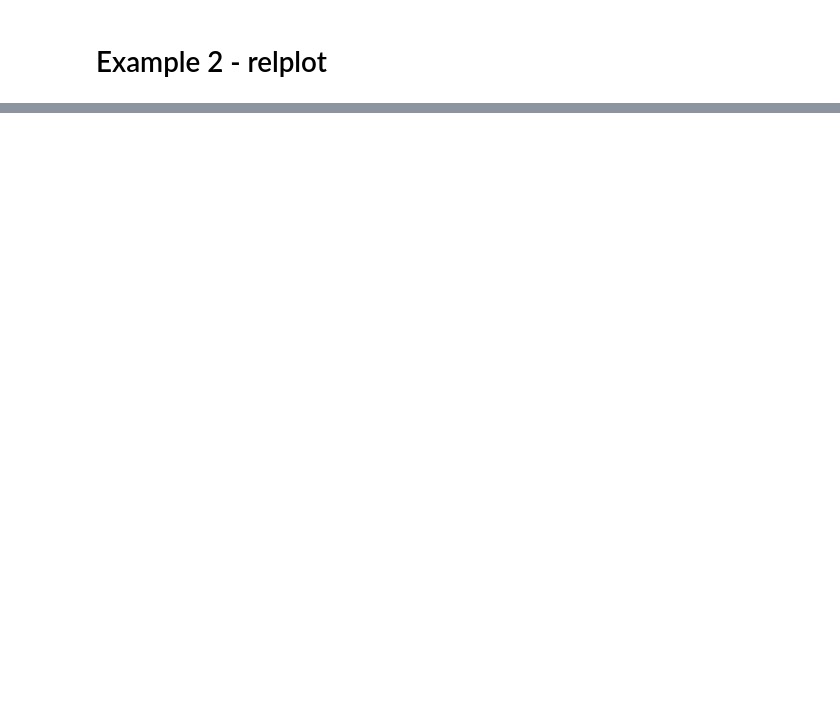
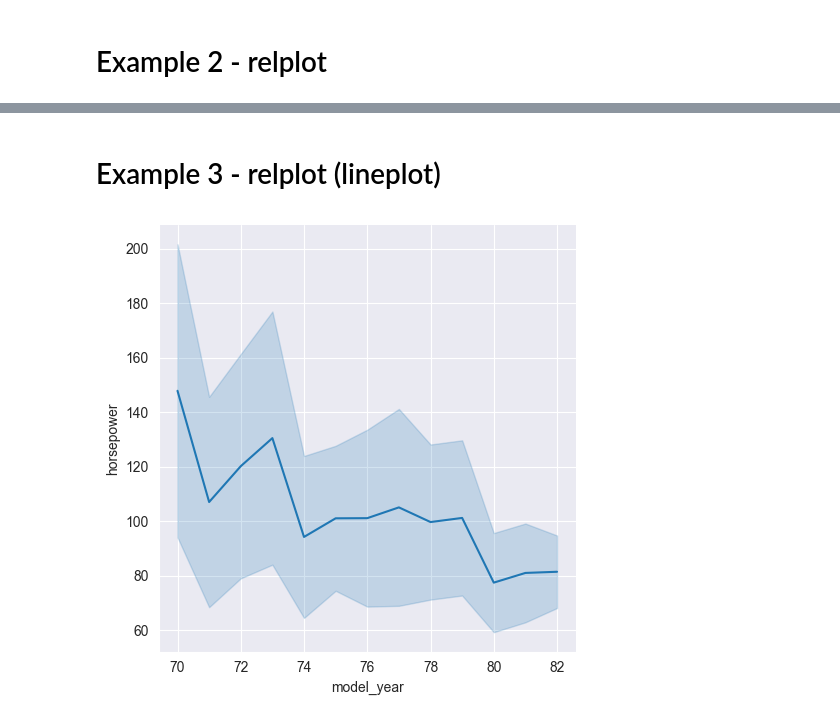
Before and after one commit to FranGiordano/machine-learning-datacamp, a Jupyter notebook: practice/seaborn.ipynb, the cells around one changed output, grey strips where cells are left out. Saved outputs shown, nothing was run; the diff lists cells and outputs as text; code cells hidden in the pictures; blank space fills up the shorter version.

```diff
--- a/practice/seaborn.ipynb
+++ b/practice/seaborn.ipynb
@@ -60,0 +62,12 @@ plt.show()
+# %% [markdown]
+# Example 3 - relplot (lineplot)
+# %%
+sns.relplot(x='model_year',
+            y="horsepower",
+            data=mpg,
+            kind='line',
+            errorbar='sd' # The default is the confidence interval, None for nothing
+            )
+plt.show()
+# %% [output]
+[figure, added]
```
Also changed, not shown: parts of 18 cells of this notebook, 2 other files.
